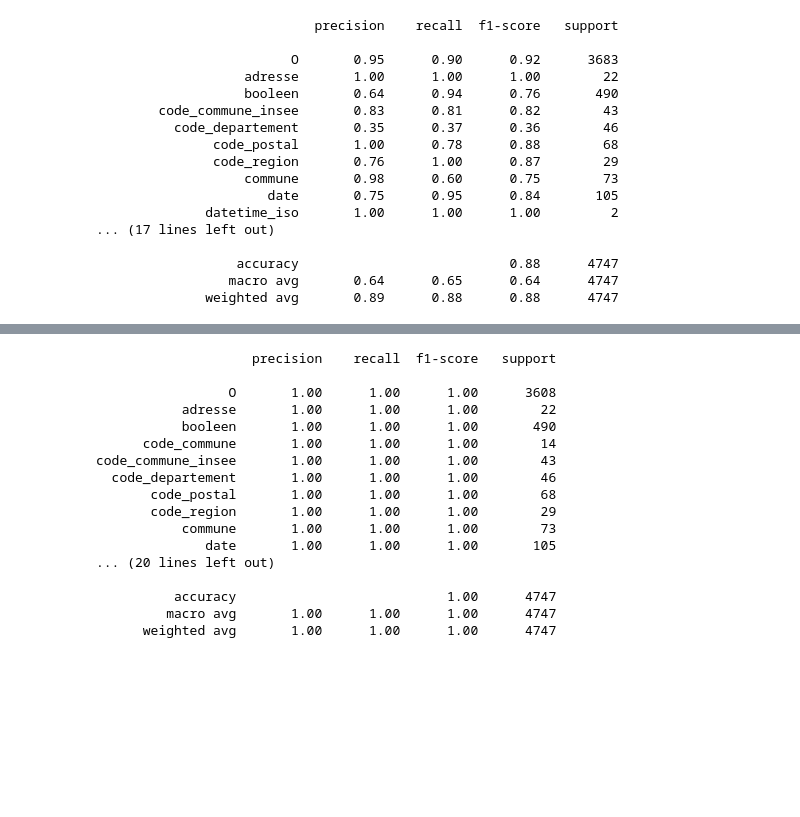
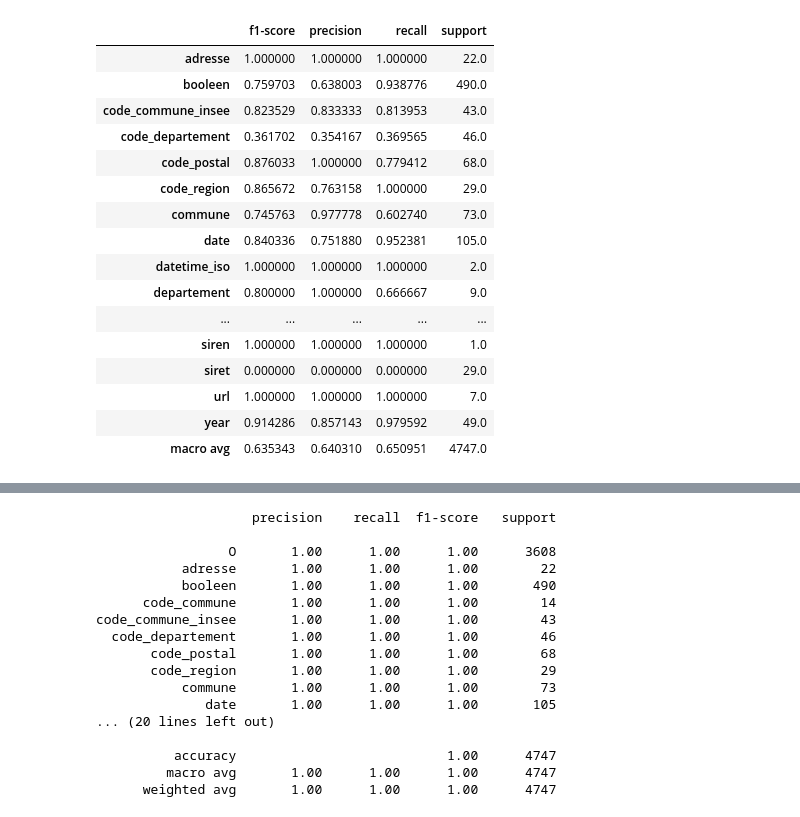
Before and after one commit to etalab/csv_detective_api, a Jupyter notebook: doc/evaluation_csv_api.ipynb, the cells around one changed output, grey strips where cells are left out. Saved outputs shown, nothing was run; the diff lists cells and outputs as text; code cells hidden in the pictures; blank space fills up the shorter version.

```diff
--- a/doc/evaluation_csv_api.ipynb
+++ b/doc/evaluation_csv_api.ipynb
@@ -7,22 +37,25 @@ df_annotations = pd.read_csv("csv_detective_ml/data/columns_annotation_nonewtype
-# %%
-from sklearn.metrics import classification_report
-
-print(classification_report(df_annotations.human_detected.fillna("O"), df_annotations.csv_detected.fillna("O")))
-# %% [output]
-                            precision    recall  f1-score   support
-
-                         O       0.95      0.90      0.92      3683
-                   adresse       1.00      1.00      1.00        22
-                   booleen       0.64      0.94      0.76       490
-        code_commune_insee       0.83      0.81      0.82        43
-          code_departement       0.35      0.37      0.36        46
-               code_postal       1.00      0.78      0.88        68
-               code_region       0.76      1.00      0.87        29
-                   commune       0.98      0.60      0.75        73
-                      date       0.75      0.95      0.84       105
-              datetime_iso       1.00      1.00      1.00         2
-... (17 lines left out)
-
-                  accuracy                           0.88      4747
-                 macro avg       0.64      0.65      0.64      4747
-              weighted avg       0.89      0.88      0.88      4747
+# %%
+# print(classification_report(df_annotations.human_detected.fillna("O"), df_annotations.csv_detected.fillna("O")))
+res_dict = classification_report(df_annotations.human_detected.fillna("O"), df_annotations.csv_detected.fillna("O"), output_dict=True)
+conf_matrix_csv_rb = confusion_matrix(df_annotations.human_detected.fillna("O"), df_annotations.csv_detected.fillna("O"))
+foo = pd.DataFrame(res_dict).transpose()
+classif_df = foo.drop(metrics)
+print(classification_report(df_annotations.human_detected.dropna(), df_annotations.csv_detected.fillna("O")))
+# %% [output]
+|  | f1-score | precision | recall | support |
+| adresse | 1.000000 | 1.000000 | 1.000000 | 22.0 |
+| booleen | 0.759703 | 0.638003 | 0.938776 | 490.0 |
+| code_commune_insee | 0.823529 | 0.833333 | 0.813953 | 43.0 |
+| code_departement | 0.361702 | 0.354167 | 0.369565 | 46.0 |
+| code_postal | 0.876033 | 1.000000 | 0.779412 | 68.0 |
+| code_region | 0.865672 | 0.763158 | 1.000000 | 29.0 |
+| commune | 0.745763 | 0.977778 | 0.602740 | 73.0 |
+| date | 0.840336 | 0.751880 | 0.952381 | 105.0 |
+| datetime_iso | 1.000000 | 1.000000 | 1.000000 | 2.0 |
+| departement | 0.800000 | 1.000000 | 0.666667 | 9.0 |
+| ... | ... | ... | ... | ... |
+| siren | 1.000000 | 1.000000 | 1.000000 | 1.0 |
+| siret | 0.000000 | 0.000000 | 0.000000 | 29.0 |
+| url | 1.000000 | 1.000000 | 1.000000 | 7.0 |
+| year | 0.914286 | 0.857143 | 0.979592 | 49.0 |
+| macro avg | 0.635343 | 0.640310 | 0.650951 | 4747.0 |
```
Also changed, not shown: parts of 7 cells of this notebook, 2 other files.
